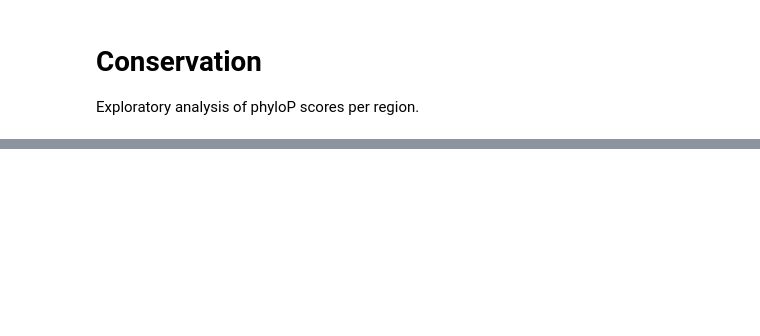
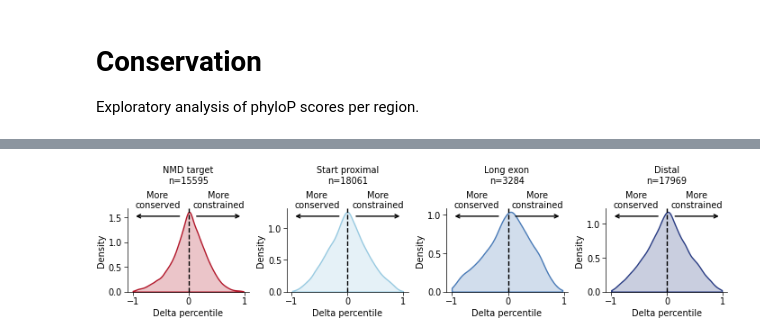
Before and after one commit to alexblakes/regional_nonsense_constraint, a Jupyter notebook: notebooks/11_conservation.ipynb, the cells around one changed output, grey strips where cells are left out. Saved outputs shown, nothing was run; the diff lists cells and outputs as text; code cells hidden in the pictures; blank space fills up the shorter version.

Commit message:
Plot rank oe95 vs phlop

```diff
--- a/notebooks/11_conservation.ipynb
+++ b/notebooks/11_conservation.ipynb
@@ -126,0 +71,7 @@ Of the genes prioritised with this approach, NANOG looks the most interesting.
+# %%
+# Assign percentiles
+df["oe_ci_hi_pct"] = df.groupby(["region"])["oe_ci_hi"].rank(method="min", ascending=False, pct=True)
+df["phylop_median_pct"] = df.groupby(["region"])["phylop_median"].rank(method="min", ascending=True, pct=True)
+df["pct_delta"] = df["oe_ci_hi_pct"] - df["phylop_median_pct"]
+
+df.sample(5).sort_values(["region","oe_ci_hi"])
@@ -126,0 +185,59 @@ Of the genes prioritised with this approach, NANOG looks the most interesting.
+# %%
+plt.style.use([C.STYLE_DEFAULT, C.COLOR_REGIONS])
+
+
+def standard_figure(**kwargs):
+    kwargs.setdefault("nrows", 1)
+    kwargs.setdefault("ncols", 4)
+    kwargs.setdefault("figsize", (18 * C.CM, 4.5 * C.CM))
+    kwargs.setdefault("layout", "constrained")
+
+    return plt.subplots(**kwargs)
+
+
+fig, axs = standard_figure()
+
+for ax, (name, group), color in zip(axs, df.groupby("region"), sns.color_palette()[1:]):
+    # Look at phyloP medians here...
+    statistic = group["oe_ci_hi_pct"] - group["phylop_median_pct"]
+
+    sns.kdeplot(ax=ax, x=statistic, color=color, fill=True, cut=0)
+
+    ax.set_xlabel("Delta percentile")
+    ax.set_title(f"{name}\nn={len(group)}", pad=20)
+    ax.axvline(x=statistic.mean(), color="black", ls="--")
+
+    # Annotations for clarity
+    ax.annotate(
+        "",
+        xy=(0.05, 0.9),
+        xytext=(0.45, 0.9),
+        xycoords="axes fraction",
+        arrowprops=dict(arrowstyle="->"),
+    )
+    ax.annotate(
+        "More\nconserved",
+        xy=(0.25, 1),
+        xytext=(0.25, 1),
+        textcoords="axes fraction",
+        ha="center",
+        ma="center",
+    )
+
+    ax.annotate(
+        "",
+        xy=(0.95, 0.9),
+        xytext=(0.55, 0.9),
+        xycoords="axes fraction",
+        arrowprops=dict(arrowstyle="->"),
+    )
+    ax.annotate(
+        "More\nconstrained",
+        xy=(0.75, 1),
+        xytext=(0.75, 1),
+        textcoords="axes fraction",
+        ha="center",
+        ma="center",
+    )
+# %% [output]
+[figure, added]
```
Also changed, not shown: parts of 40 cells of this notebook.
